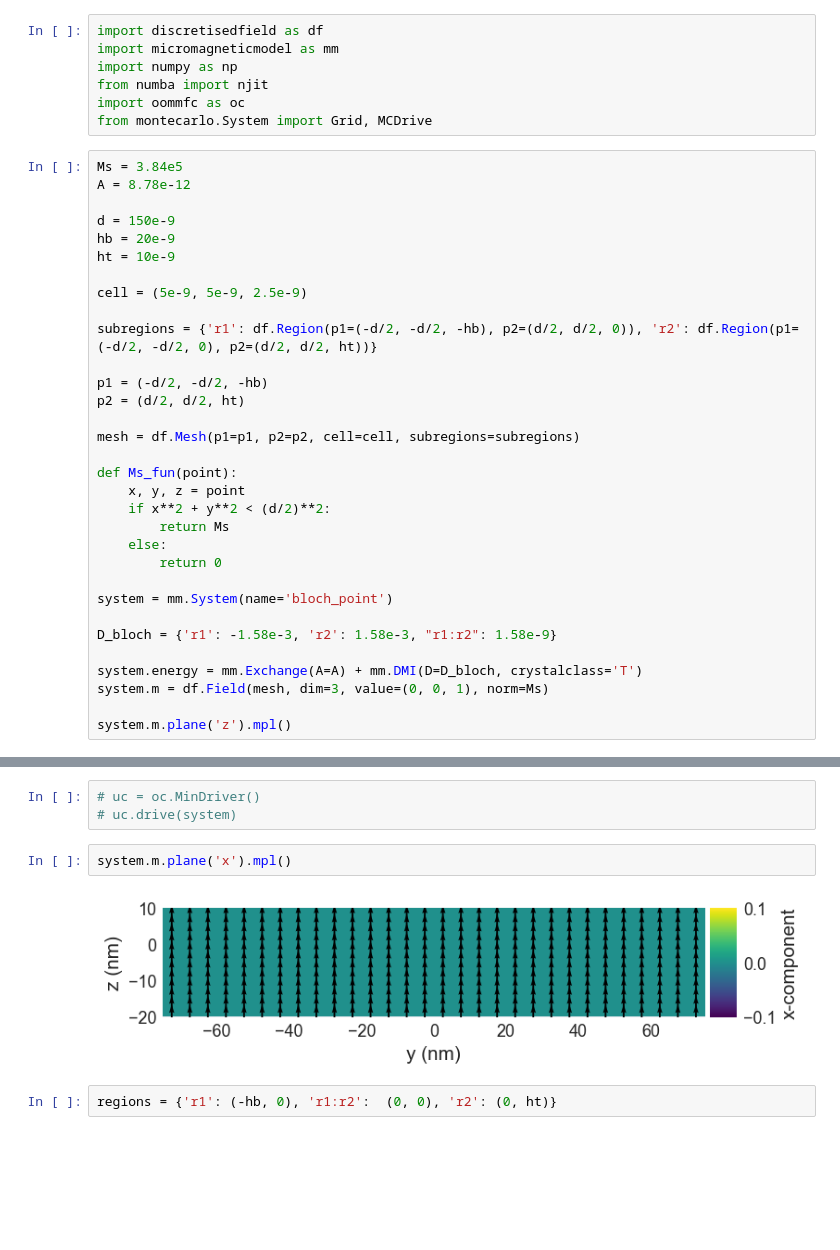
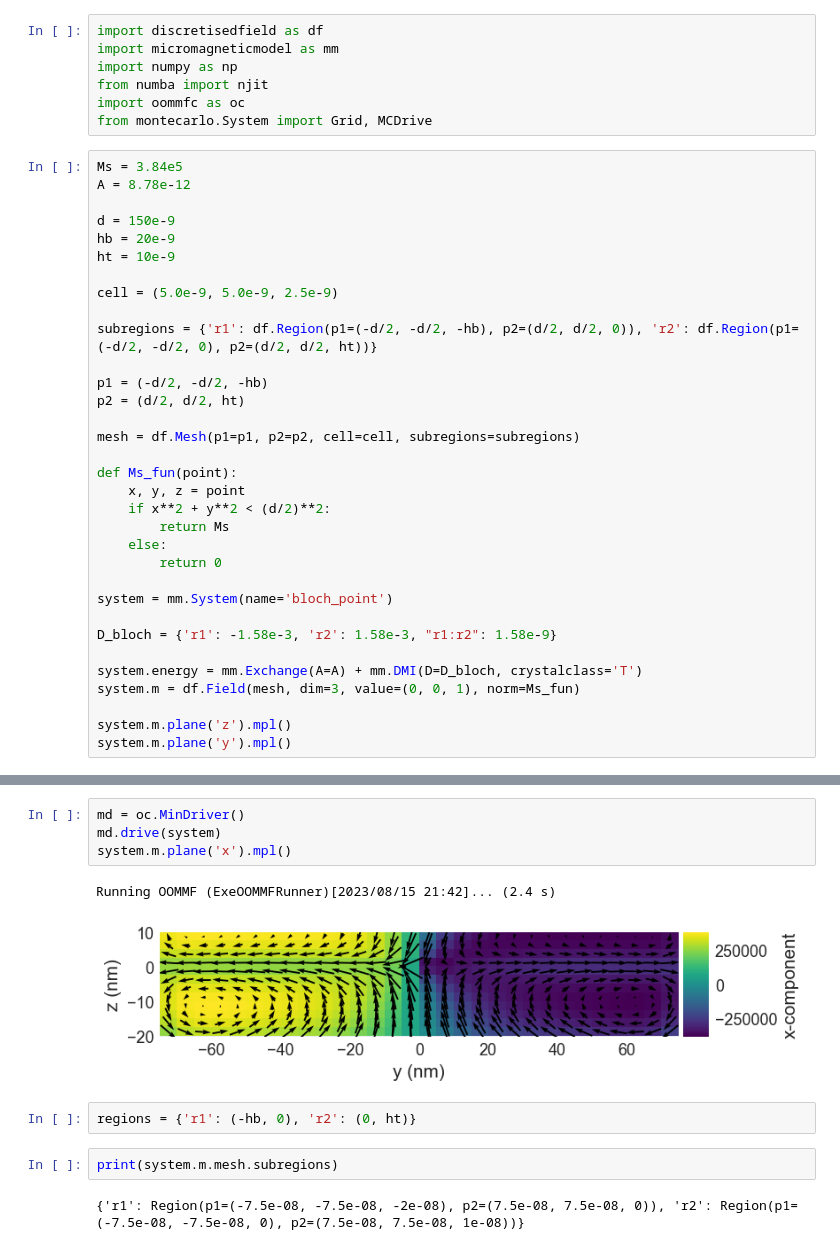
Before and after one commit to firestarx35/monte-carlo-micromagnetics, a Jupyter notebook: bloch_point.ipynb, the cells around one changed output, grey strips where cells are left out. Cells and saved outputs as stored; diff of their text form; blank space fills up the shorter version.

```diff
--- a/bloch_point.ipynb
+++ b/bloch_point.ipynb
@@ -13,7 +13,7 @@ d = 150e-9
 hb = 20e-9
 ht = 10e-9
 
-cell = (5e-9, 5e-9, 2.5e-9)
+cell = (5.0e-9, 5.0e-9, 2.5e-9)
 
 subregions = {'r1': df.Region(p1=(-d/2, -d/2, -hb), p2=(d/2, d/2, 0)), 'r2': df.Region(p1=(-d/2, -d/2, 0), p2=(d/2, d/2, ht))}
 
@@ -34,7 +34,8 @@ system = mm.System(name='bloch_point')
 D_bloch = {'r1': -1.58e-3, 'r2': 1.58e-3, "r1:r2": 1.58e-9}
 
 system.energy = mm.Exchange(A=A) + mm.DMI(D=D_bloch, crystalclass='T')
-system.m = df.Field(mesh, dim=3, value=(0, 0, 1), norm=Ms)
+system.m = df.Field(mesh, dim=3, value=(0, 0, 1), norm=Ms_fun)
 
 system.m.plane('z').mpl()
+system.m.plane('y').mpl()
 # %% [output]
@@ -42,9 +44,13 @@ system.m.plane('z').mpl()
-# %%
-# uc = oc.MinDriver()
-# uc.drive(system)
 # %%
+md = oc.MinDriver()
+md.drive(system)
 system.m.plane('x').mpl()
 # %% [output]
+Running OOMMF (ExeOOMMFRunner)[2023/08/15 21:42]... (2.4 s)
-[figure, old version]
+[figure, new version]
 # %%
-regions = {'r1': (-hb, 0), 'r1:r2':  (0, 0), 'r2': (0, ht)}
+regions = {'r1': (-hb, 0), 'r2': (0, ht)}
+# %%
+print(system.m.mesh.subregions)
+# %% [output]
+{'r1': Region(p1=(-7.5e-08, -7.5e-08, -2e-08), p2=(7.5e-08, 7.5e-08, 0)), 'r2': Region(p1=(-7.5e-08, -7.5e-08, 0), p2=(7.5e-08, 7.5e-08, 1e-08))}
```
Also changed, not shown: parts of 11 cells of this notebook, 7 other files.
